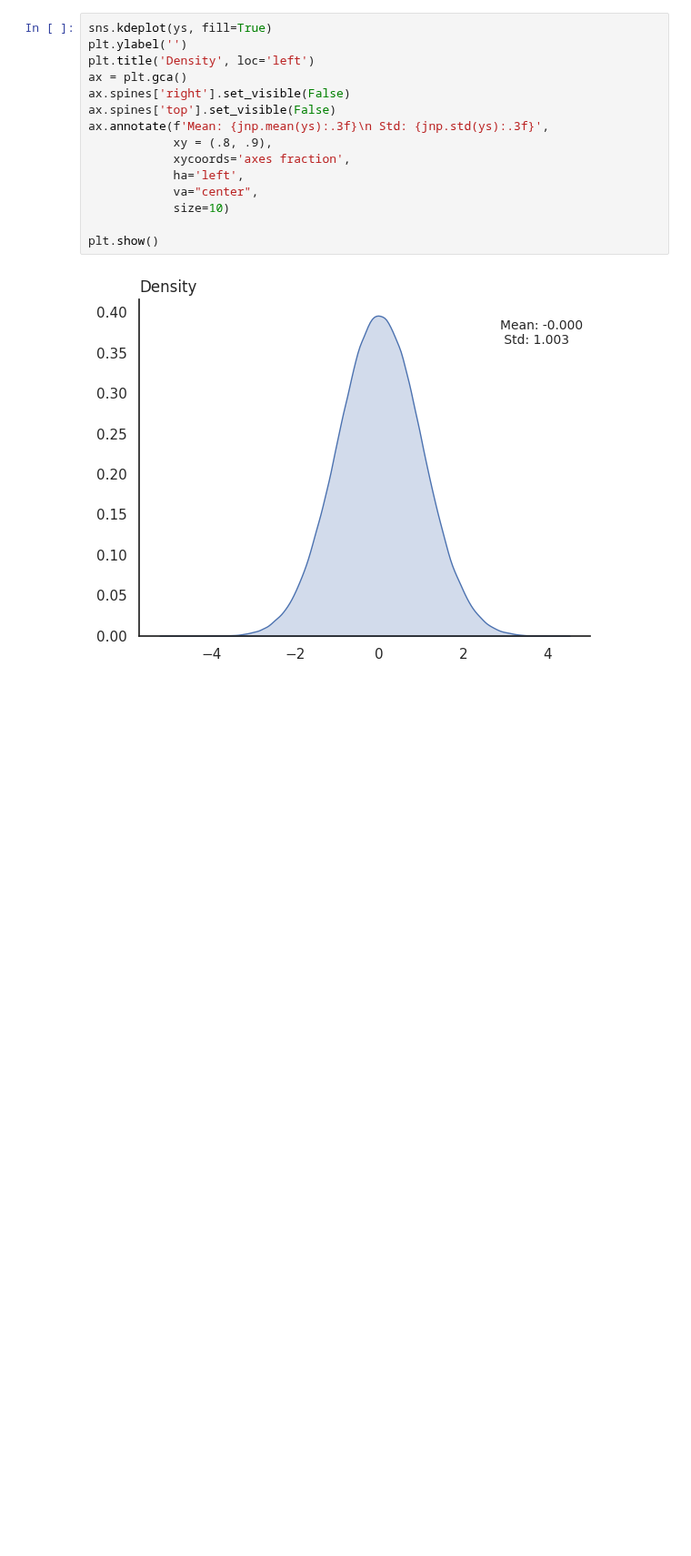
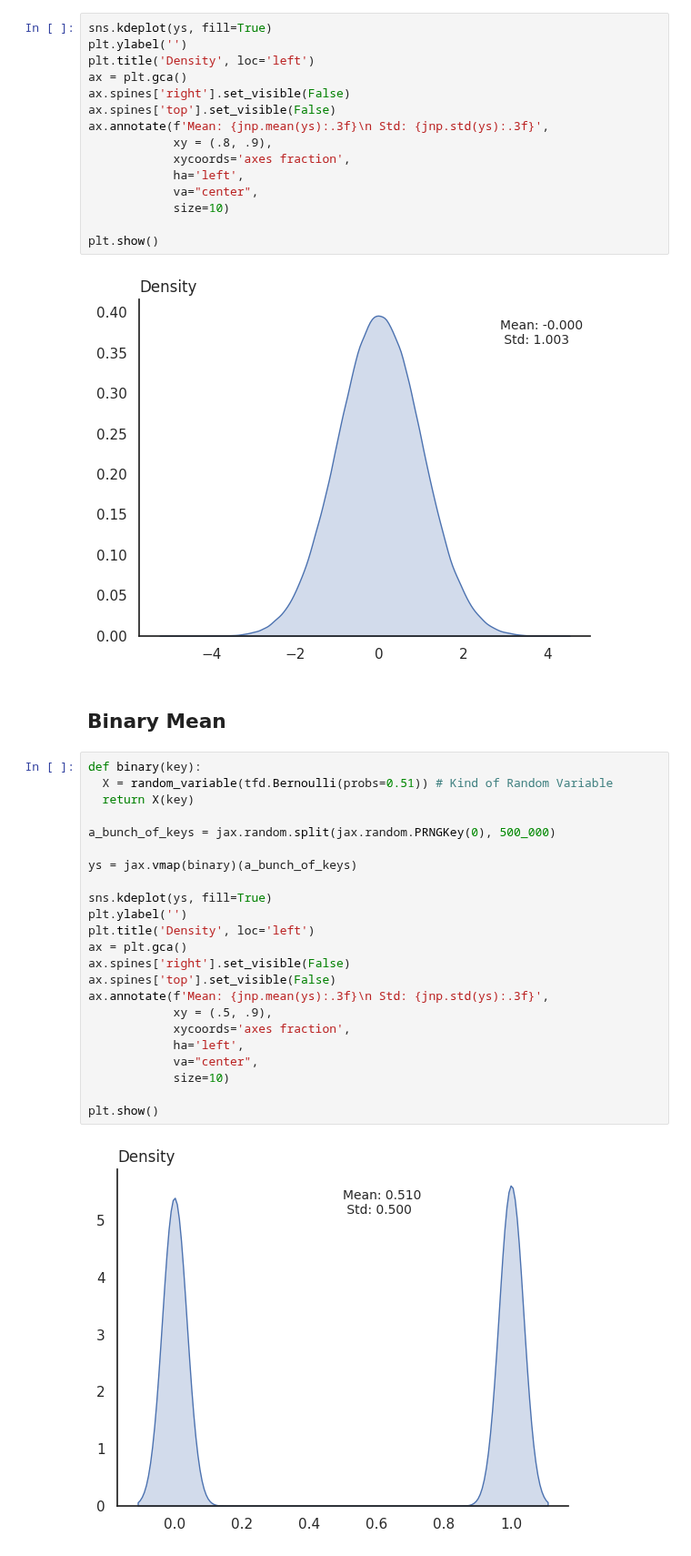
Before and after one commit to pharringtonp19/business-analytics, a Jupyter notebook: notebooks/distributions.ipynb, the cells around one changed output. Shown at 91% size. Saved outputs shown, nothing was run; the diff lists cells and outputs as text; blank space fills up the shorter version.

```diff
--- a/notebooks/distributions.ipynb
+++ b/notebooks/distributions.ipynb
@@ -93,3 +91,30 @@ ax.annotate(f'Mean: {jnp.mean(ys):.3f}\n Std: {jnp.std(ys):.3f}',
 plt.show()
 # %% [output]
 [figure]
+# %% [markdown]
+## **Binary Mean**
+# %%
+def binary(key):
+  X = random_variable(tfd.Bernoulli(probs=0.51)) # Kind of Random Variable
+  return X(key)
+
+a_bunch_of_keys = jax.random.split(jax.random.PRNGKey(0), 500_000)
+
+ys = jax.vmap(binary)(a_bunch_of_keys)
+
+sns.kdeplot(ys, fill=True)
+plt.ylabel('')
+plt.title('Density', loc='left')
+ax = plt.gca()
+ax.spines['right'].set_visible(False)
+ax.spines['top'].set_visible(False)
+ax.annotate(f'Mean: {jnp.mean(ys):.3f}\n Std: {jnp.std(ys):.3f}',
+            xy = (.5, .9),
+            xycoords='axes fraction',
+            ha='left',
+            va="center",
+            size=10)
+
+plt.show()
+# %% [output]
+[figure, added]
```
Also changed, not shown: parts of 5 cells of this notebook.
